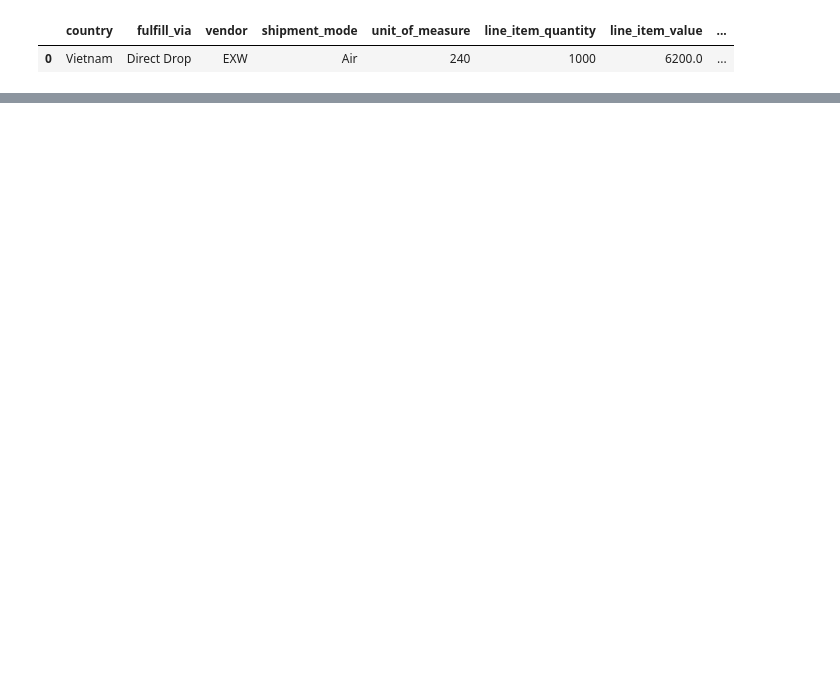
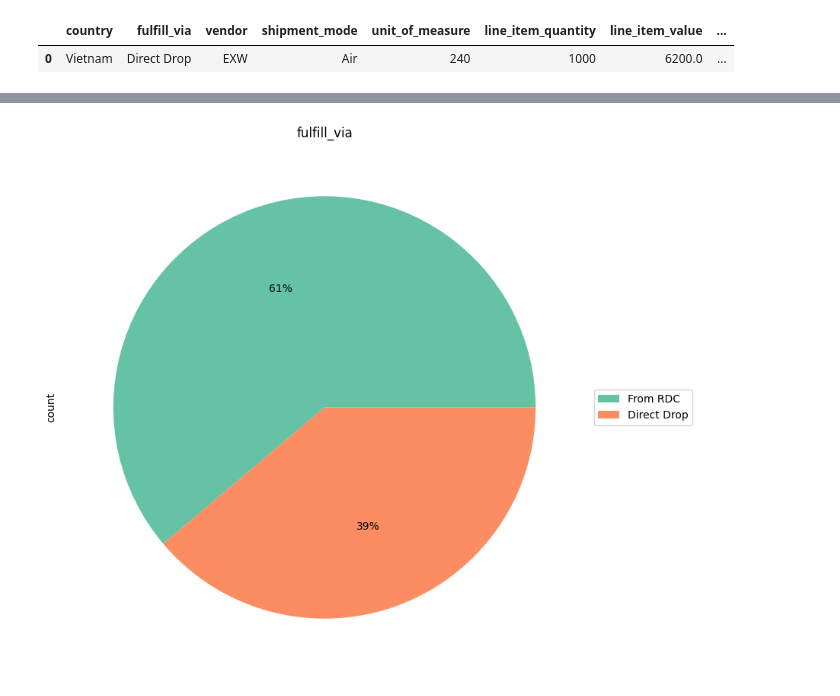
Before and after one commit to PratikBorkar04/Consignment_Pricing, a Jupyter notebook: notebook/EDA.ipynb, the cells around one changed output, grey strips where cells are left out. Saved outputs shown, nothing was run; the diff lists cells and outputs as text; code cells hidden in the pictures; blank space fills up the shorter version.

```diff
--- a/notebook/EDA.ipynb
+++ b/notebook/EDA.ipynb
@@ -480,0 +508,10 @@ Length: 3814, dtype: float64
+# %%
+#fulfill_via column analysis
+counts = df['fulfill_via'].value_counts()
+idx = counts[counts.lt(30)].index
+colors = sns.color_palette('Set2')
+df["fulfill_via"].value_counts().plot.pie(title="fulfill_via",legend=True,figsize=(9,9),autopct='%1.0f%%',labeldistance=None,colors=colors)
+plt.legend(loc='center left', bbox_to_anchor=(1.0, 0.5))
+plt.show()
+# %% [output]
+[figure, added]
```
Also changed, not shown: parts of 21 cells of this notebook.
